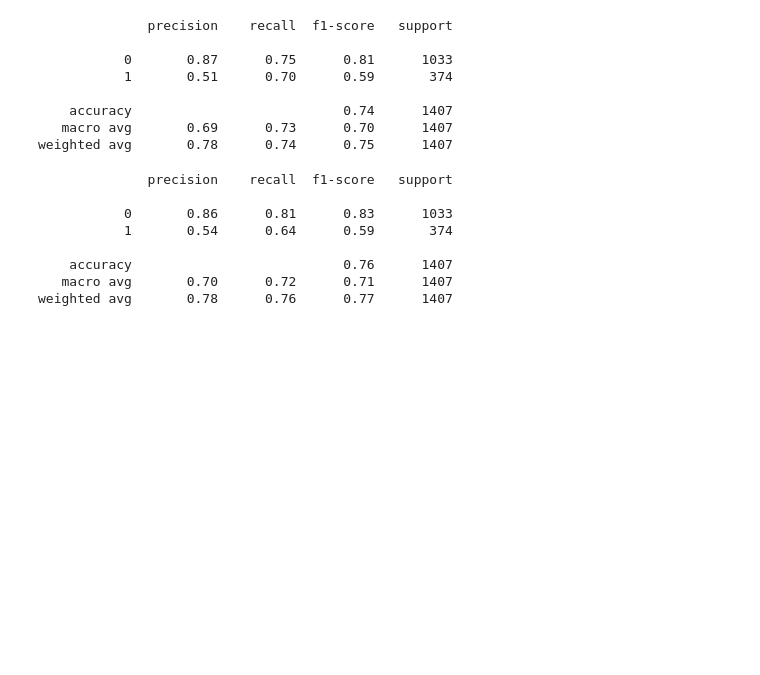
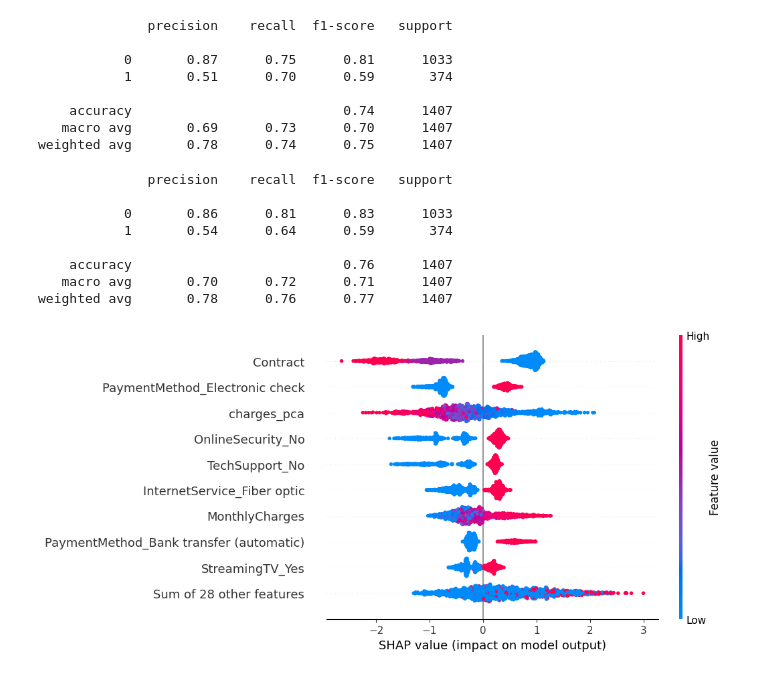
Before and after one commit to kalhara-peiris/Customer_churn, a Jupyter notebook: Untitled72.ipynb, the cells around one changed output. Drawn from its saved outputs; the diff is of its cells as text; code cells hidden in the pictures; blank space fills up the shorter version.

```diff
--- a/Untitled72.ipynb
+++ b/Untitled72.ipynb
@@ -439,3 +439,10 @@ print(classification_report(y_test,bgm_pred))
     accuracy                           0.76      1407
    macro avg       0.70      0.72      0.71      1407
 weighted avg       0.78      0.76      0.77      1407
+# %%
+import shap
+explainer=shap.Explainer(lightgbm_model)
+shap_values=explainer(X_test)
+shap.plots.beeswarm(shap_values)
+# %% [output]
+[figure, added]
```
